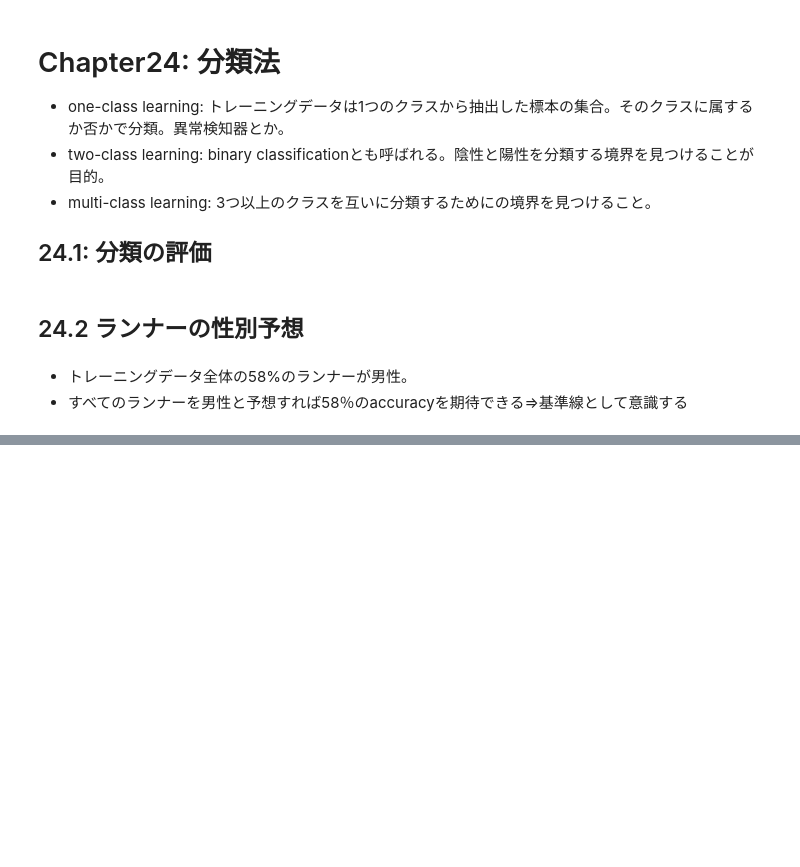
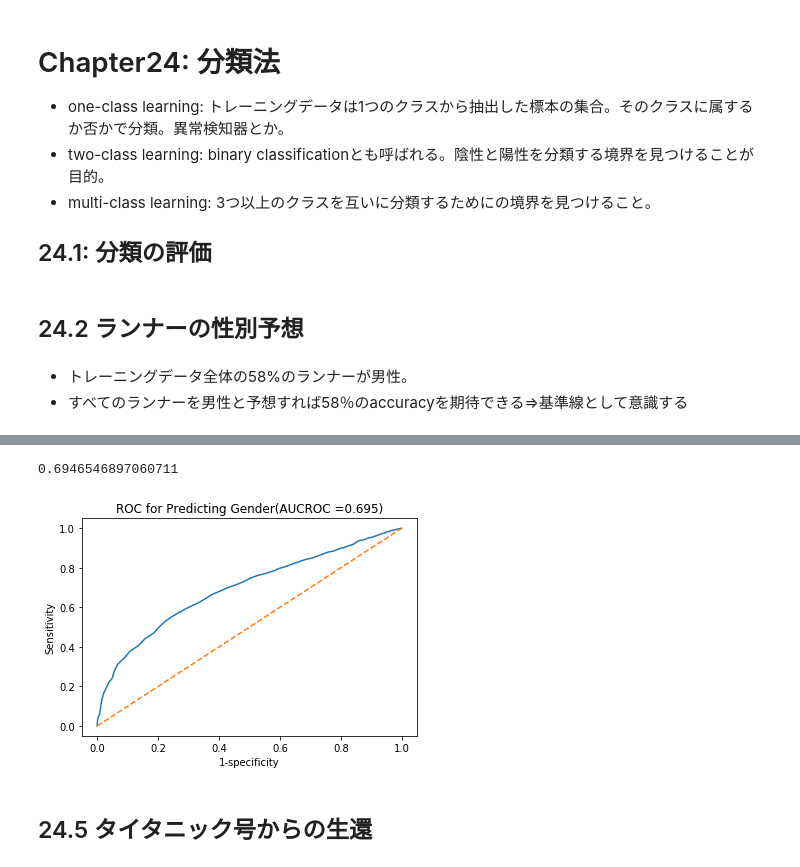
Before and after one commit to Tatsuro0726/MIT_DS, a Jupyter notebook: practice_Ch24.ipynb, the cells around one changed output, grey strips where cells are left out. Saved outputs shown, nothing was run; the diff lists cells and outputs as text; code cells hidden in the pictures; blank space fills up the shorter version.

```diff
--- a/practice_Ch24.ipynb
+++ b/practice_Ch24.ipynb
@@ -126,0 +359,14 @@ def findKNearest(example, exampleSet, k):
+# %%
+# 24.9 2クラスのロジスティック回帰
+featureVecs, labels = [],[]
+for i in range(20000):
+    featureVecs.append([random.gauss(0,0.5), random.gauss(0, 0.5)])
+    labels.append('A')
+    featureVecs.append([random.gauss(2,0.5), random.gauss(2, 0.5)])
+    labels.append('D')
+model = sklearn.linear_model.LogisticRegression().fit(featureVecs, labels)
+print('model.coef =', model.coef_)
+print('[0,0] probs =' ,model.predict_proba([[0,0]])[0])
+print('[0,2] probs =' ,model.predict_proba([[0,2]])[0])
+print('[2,0] probs =' ,model.predict_proba([[2,0]])[0])
+print('[2,2] probs =' ,model.predict_proba([[2,2]])[0])
@@ -126,0 +426,3 @@ def findKNearest(example, exampleSet, k):
+# %%
+truePos, falsePos, trueNeg, falseNeg = applyModel(model, test, 'M', 0.578)
+getStats(truePos, falsePos, trueNeg, falseNeg)
@@ -126,0 +443,25 @@ def findKNearest(example, exampleSet, k):
+# %%
+# 24.11 ROCカーブをプロットし、AUROCを求める
+def buildROC(model, testSet, label, title, plot=True):
+    xVals, yVals = [],[]
+    p = 0.0
+    while p <= 1.0:
+        truePos, falsePos, trueNeg, falseNeg = applyModel(model, testSet, label, p)
+        xVals.append(1.0 - specificity(trueNeg, falsePos))
+        yVals.append(sensitivity(truePos, falseNeg))
+        p += 0.01
+    auroc = sklearn.metrics.auc(xVals, yVals, True)
+    if plot:
+        pylab.plot(xVals, yVals)
+        pylab.plot([0,1],[0,1], '--')
+        pylab.title(title + '(AUCROC =' + str(round(auroc,3)) + ')')
+        pylab.xlabel('1-specificity')
+        pylab.ylabel('Sensitivity')
+    return auroc
+
+buildROC(model, test, 'M', 'ROC for Predicting Gender')
+# %% [output]
+0.6946546897060711
+[figure, added]
+# %% [markdown]
+## 24.5 タイタニック号からの生還
```
Also changed, not shown: parts of 26 cells of this notebook, 2 other files.
